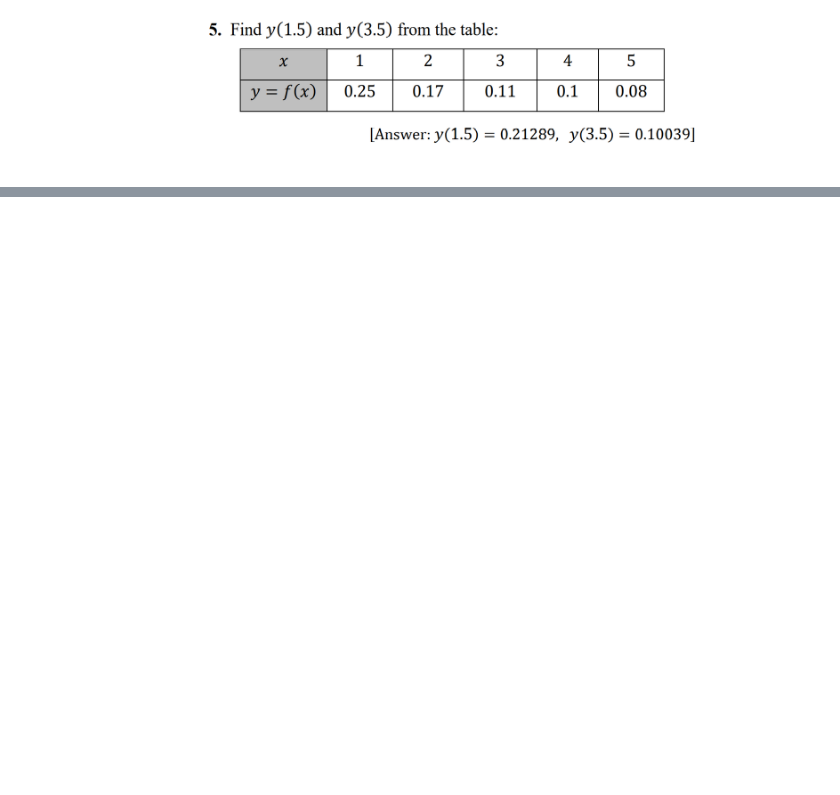
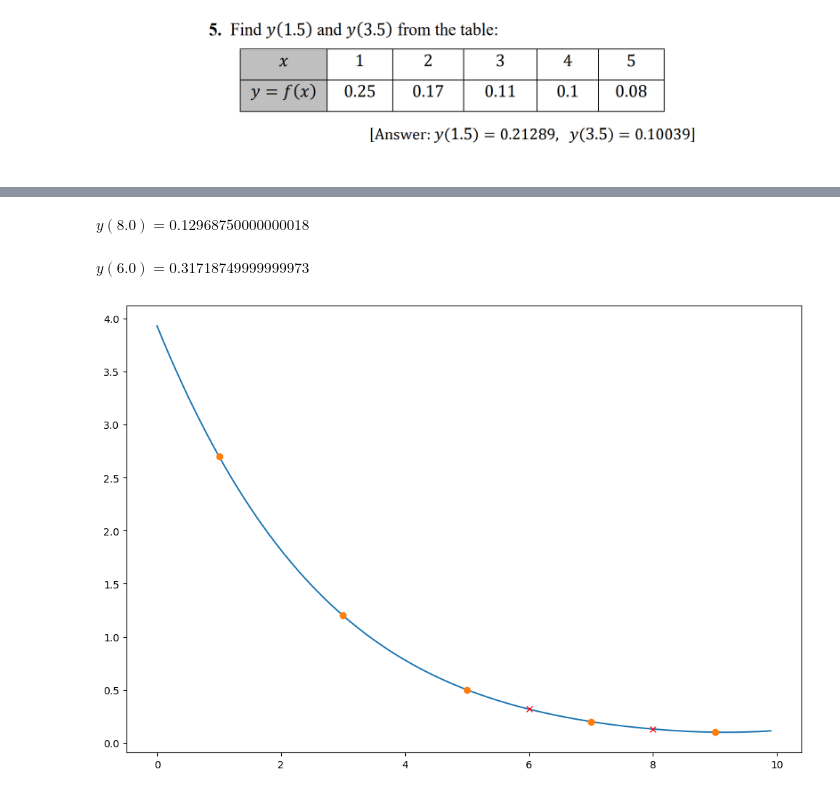
Before and after one commit to Nordiniv/Numerical-Methods, a Jupyter notebook: Nordin.ipynb, the cells around one changed output, grey strips where cells are left out. Saved outputs shown, nothing was run; the diff lists cells and outputs as text; code cells hidden in the pictures; blank space fills up the shorter version.

```diff
--- a/Nordin.ipynb
+++ b/Nordin.ipynb
@@ -247,0 +322,8 @@ $\displaystyle y(1.5) = 0.212891,  \ y(3.5) = 0.100391$
+# %%
+x = [1, 3, 5, 7, 9]
+y = [2.7, 1.2, 0.5, 0.2, 0.1]
+y_ = gep(x, y, 0, 10, [8, 6])
+# %% [output]
+$\displaystyle y(8.0) = 0.12968750000000018$
+$\displaystyle y(6.0) = 0.31718749999999973$
+[figure, added]
```
Also changed, not shown: parts of 48 cells of this notebook.
